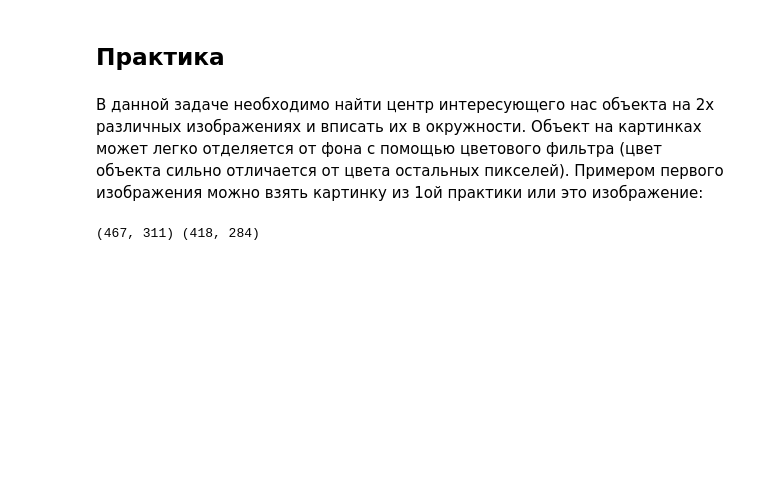
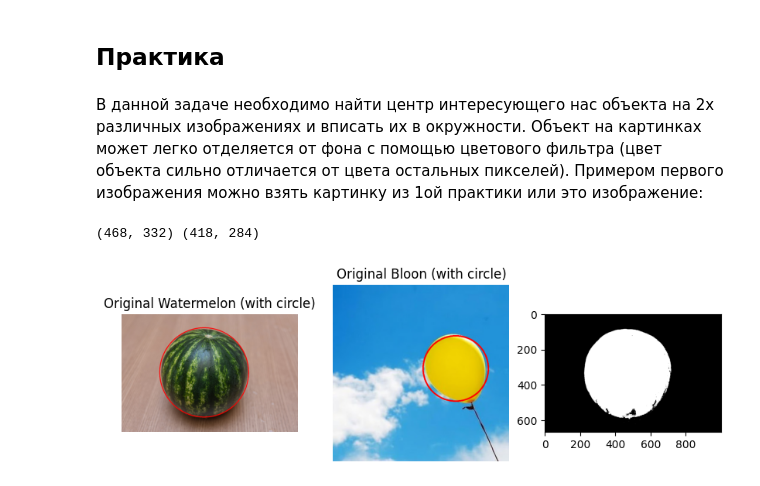
Before and after one commit to RTvenT/CV-ICM-FEFU-2025, a Jupyter notebook: 01-basic-color-filters.ipynb, the cells around one changed output. Saved outputs shown, nothing was run; the diff lists cells and outputs as text; code cells hidden in the pictures; blank space fills up the shorter version.

```diff
--- a/01-basic-color-filters.ipynb
+++ b/01-basic-color-filters.ipynb
@@ -75,16 +77,13 @@ center = (int(M["m10"] / M["m00"]), int(M["m01"] / M["m00"]))
 В данной задаче необходимо найти центр интересующего нас объекта на 2х различных изображениях и вписать их в окружности.  Объект на картинках может легко отделяется от фона с помощью цветового фильтра (цвет объекта сильно отличается от цвета остальных пикселей). Примером первого изображения можно взять картинку из 1ой практики или это изображение:
 # %%
 def calculate_radius_from_mask(mask_image):
-    # контуры
-    contours, _ = cv2.findContours(mask_image, cv2.RETR_EXTERNAL, cv2.CHAIN_APPROX_SIMPLE)
+    M = cv2.moments(mask_image, binaryImage=True)
 
-    largest_contour = max(contours, key=cv2.contourArea)
+    M00 = M["m00"]
+    area = M00
+    radius = math.sqrt(area / math.pi)
 
-    x, y, w, h = cv2.boundingRect(largest_contour)
-
-    radius = int(max(w, h) / 2)
-
-    return radius
+    return int(round(radius))
 # %%
 watermelon_bgr = cv2.imread(ORIG_PATH + "watermelon.jpg")
 bloon_bgr = cv2.imread(ORIG_PATH + "bloon.jpg")
@@ -94,41 +93,48 @@ bloon_hsv = cv2.cvtColor(bloon_bgr, cv2.COLOR_BGR2HSV)
 
 # HSV ranges:
 # yellow
 y_min = np.array([20, 100, 100], np.uint8)
 y_max = np.array([30, 255, 255], np.uint8)
 
 # green
-g_min = np.array((30, 0, 0), np.uint8)
+g_min = np.array((14, 0, 0), np.uint8)
 g_max = np.array((110, 255, 255), np.uint8)
 
 filtered_watermelon = cv2.inRange(watermelon_hsv, g_min, g_max)
 filtered_bloon = cv2.inRange(bloon_hsv, y_min, y_max)
 
-cv2.imshow("filtred watermelon", filtered_watermelon)
-cv2.imshow("filtred bloon", filtered_bloon)
-cv2.waitKey(0)
+# cv2.imshow("filtred watermelon", filtered_watermelon)
+# cv2.imshow("filtred bloon", filtered_bloon)
+# cv2.waitKey(0)
 
 # Окружности
 M_watermelon = cv2.moments(filtered_watermelon)
 M_bloon = cv2.moments(filtered_bloon)
 
 # Параметры
 watermelon_center = (int(M_watermelon["m10"] / M_watermelon["m00"]), int(M_watermelon["m01"] / M_watermelon["m00"]))
 bloon_center = (int(M_bloon["m10"] / M_bloon["m00"]), int(M_bloon["m01"] / M_bloon["m00"]))
 print(watermelon_center, bloon_center)
 
-R_watermelon = 300
-R_bloon = 150
+R_watermelon = calculate_radius_from_mask(filtered_watermelon) + 5
+R_bloon = calculate_radius_from_mask(filtered_bloon) + 5
 CIRCLE_COLOR = (0, 0, 255)
 CIRCLE_THICKNESS = 4
 
 # Рисование окружностей
 cv2.circle(watermelon_bgr, watermelon_center, R_watermelon, CIRCLE_COLOR, CIRCLE_THICKNESS)
 cv2.circle(bloon_bgr, bloon_center, R_bloon, CIRCLE_COLOR, CIRCLE_THICKNESS)
 
-cv2.imshow("Original Watermelon (with circle)", watermelon_bgr)
-cv2.imshow("Original Bloon (with circle)", bloon_bgr)
-cv2.waitKey(0)
-cv2.destroyAllWindows()
+fig, ax = plt.subplots(1, 3, figsize=(10, 5))
+ax[0].imshow(cv2.cvtColor(watermelon_bgr, cv2.COLOR_BGR2RGB))
+ax[0].set_title("Original Watermelon (with circle)")
+ax[0].axis('off')
+ax[1].imshow(cv2.cvtColor(bloon_bgr, cv2.COLOR_BGR2RGB))
+ax[1].set_title("Original Bloon (with circle)")
+ax[1].axis('off')
+ax[2].imshow(cv2.cvtColor(filtered_watermelon, cv2.COLOR_BGR2RGB))
+plt.show()
+plt.show()
 # %% [output]
-(467, 311) (418, 284)
+(468, 332) (418, 284)
+[figure, added]
```
Also changed, not shown: parts of 1 cell of this notebook, 3 other files.
